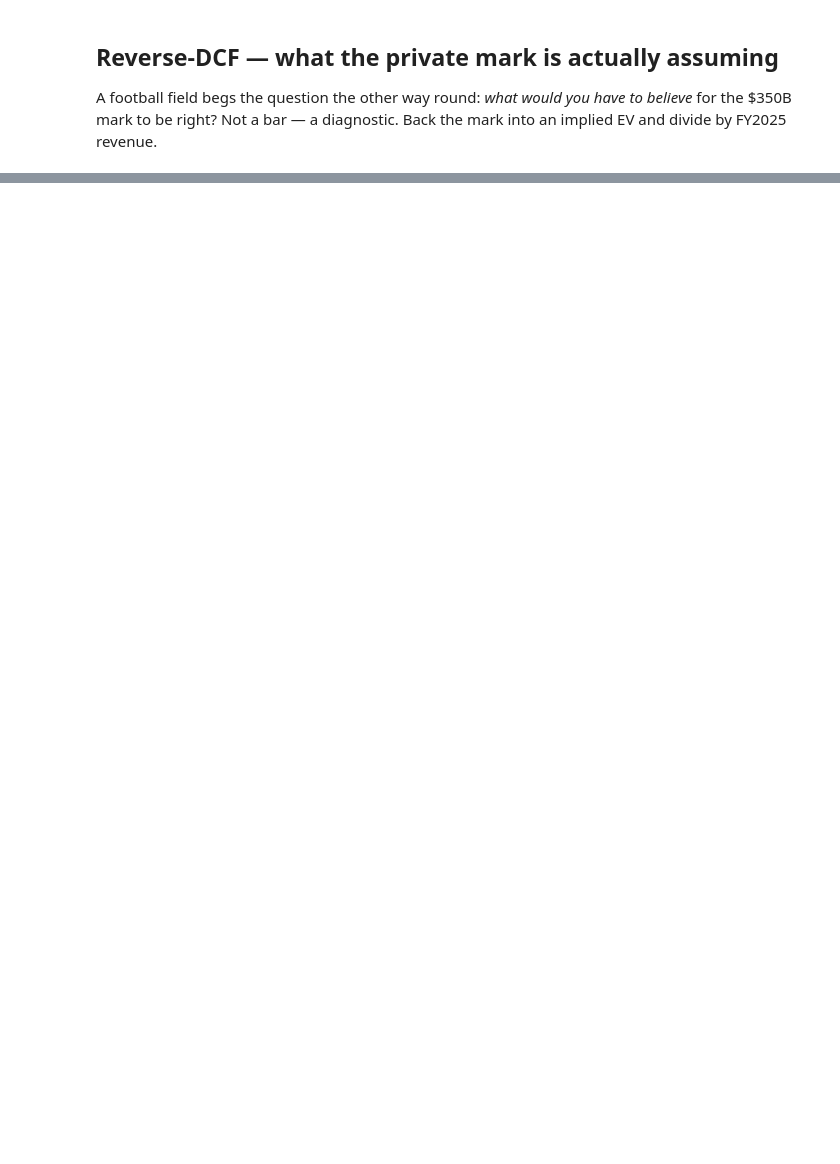
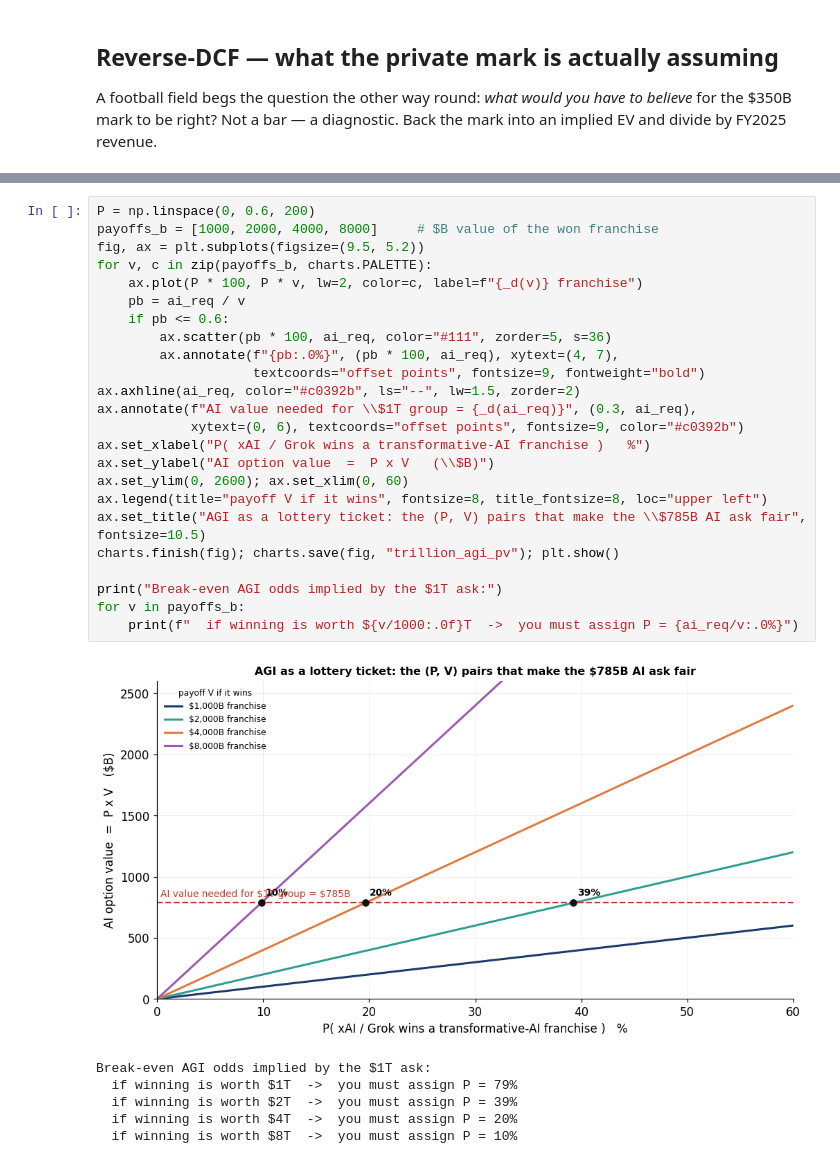
Before and after one commit to SailingSF/spacex_ipo_analysis, a Jupyter notebook: notebooks/valuation.ipynb, the cells around one changed output, grey strips where cells are left out. Cells and saved outputs as stored; diff of their text form; blank space fills up the shorter version.

```diff
--- a/notebooks/valuation.ipynb
+++ b/notebooks/valuation.ipynb
@@ -298,0 +448,31 @@ marks are not S-1 facts; they are date-stamped, reliability-flagged, and quarant
+# %%
+P = np.linspace(0, 0.6, 200)
+payoffs_b = [1000, 2000, 4000, 8000]     # $B value of the won franchise
+fig, ax = plt.subplots(figsize=(9.5, 5.2))
+for v, c in zip(payoffs_b, charts.PALETTE):
+    ax.plot(P * 100, P * v, lw=2, color=c, label=f"{_d(v)} franchise")
+    pb = ai_req / v
+    if pb <= 0.6:
+        ax.scatter(pb * 100, ai_req, color="#111", zorder=5, s=36)
+        ax.annotate(f"{pb:.0%}", (pb * 100, ai_req), xytext=(4, 7),
+                    textcoords="offset points", fontsize=9, fontweight="bold")
+ax.axhline(ai_req, color="#c0392b", ls="--", lw=1.5, zorder=2)
+ax.annotate(f"AI value needed for \\$1T group = {_d(ai_req)}", (0.3, ai_req),
+            xytext=(0, 6), textcoords="offset points", fontsize=9, color="#c0392b")
+ax.set_xlabel("P( xAI / Grok wins a transformative-AI franchise )   %")
+ax.set_ylabel("AI option value  =  P x V   (\\$B)")
+ax.set_ylim(0, 2600); ax.set_xlim(0, 60)
+ax.legend(title="payoff V if it wins", fontsize=8, title_fontsize=8, loc="upper left")
+ax.set_title("AGI as a lottery ticket: the (P, V) pairs that make the \\$785B AI ask fair", fontsize=10.5)
+charts.finish(fig); charts.save(fig, "trillion_agi_pv"); plt.show()
+
+print("Break-even AGI odds implied by the $1T ask:")
+for v in payoffs_b:
+    print(f"  if winning is worth ${v/1000:.0f}T  ->  you must assign P = {ai_req/v:.0%}")
+# %% [output]
+[figure, added]
+Break-even AGI odds implied by the $1T ask:
+  if winning is worth $1T  ->  you must assign P = 79%
+  if winning is worth $2T  ->  you must assign P = 39%
+  if winning is worth $4T  ->  you must assign P = 20%
+  if winning is worth $8T  ->  you must assign P = 10%
```
Also changed, not shown: parts of 18 cells of this notebook, 1 other file.
